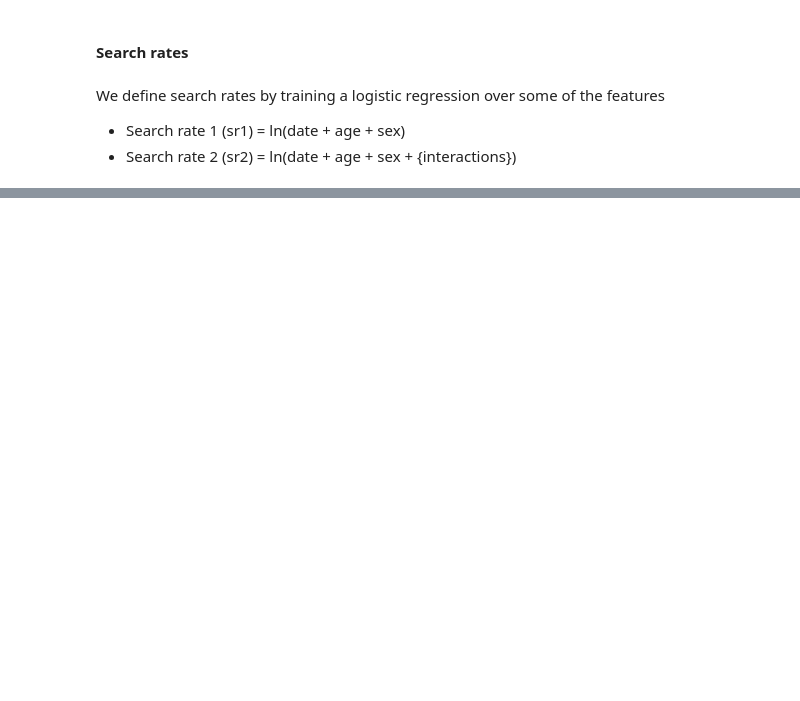
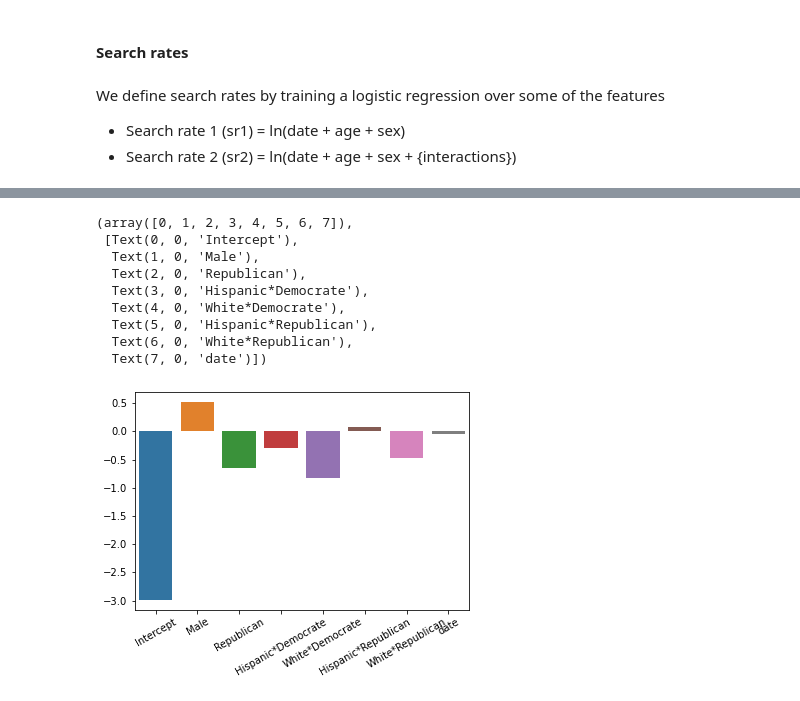
Before and after one commit to epfl-ada/ada-2020-project-milestone-p3-p3_fraises-tagada, a Jupyter notebook: Nino.ipynb, the cells around one changed output, grey strips where cells are left out. Cells and saved outputs as stored; diff of their text form; code cells hidden in the pictures; blank space fills up the shorter version.

```diff
--- a/Nino.ipynb
+++ b/Nino.ipynb
@@ -105,0 +125,15 @@ ValueError: Grouper for 'Intercept' not 1-dimensional
+# %%
+predictors2 = ['Intercept', 'Male', 'Republican', 'Hispanic*Democrate', 'White*Democrate', 'Hispanic*Republican', 'White*Republican', 'date']
+ax2 = plot_regression_model(sr2, predictors2)
+plt.xticks(rotation=30)
+# %% [output]
+(array([0, 1, 2, 3, 4, 5, 6, 7]),
+ [Text(0, 0, 'Intercept'),
+  Text(1, 0, 'Male'),
+  Text(2, 0, 'Republican'),
+  Text(3, 0, 'Hispanic*Democrate'),
+  Text(4, 0, 'White*Democrate'),
+  Text(5, 0, 'Hispanic*Republican'),
+  Text(6, 0, 'White*Republican'),
+  Text(7, 0, 'date')])
+[figure, added]
```
Also changed, not shown: parts of 10 cells of this notebook, 1 other file.
